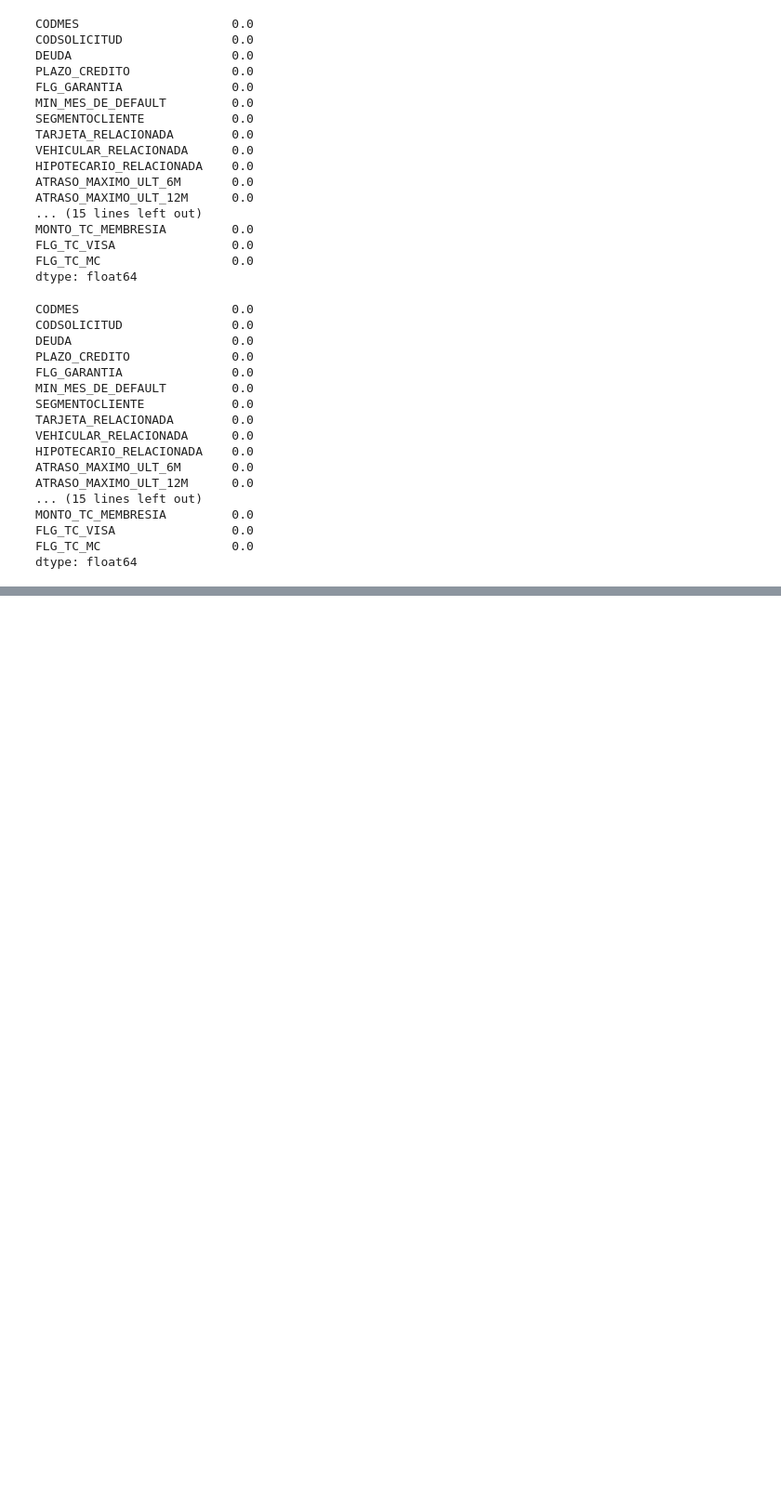
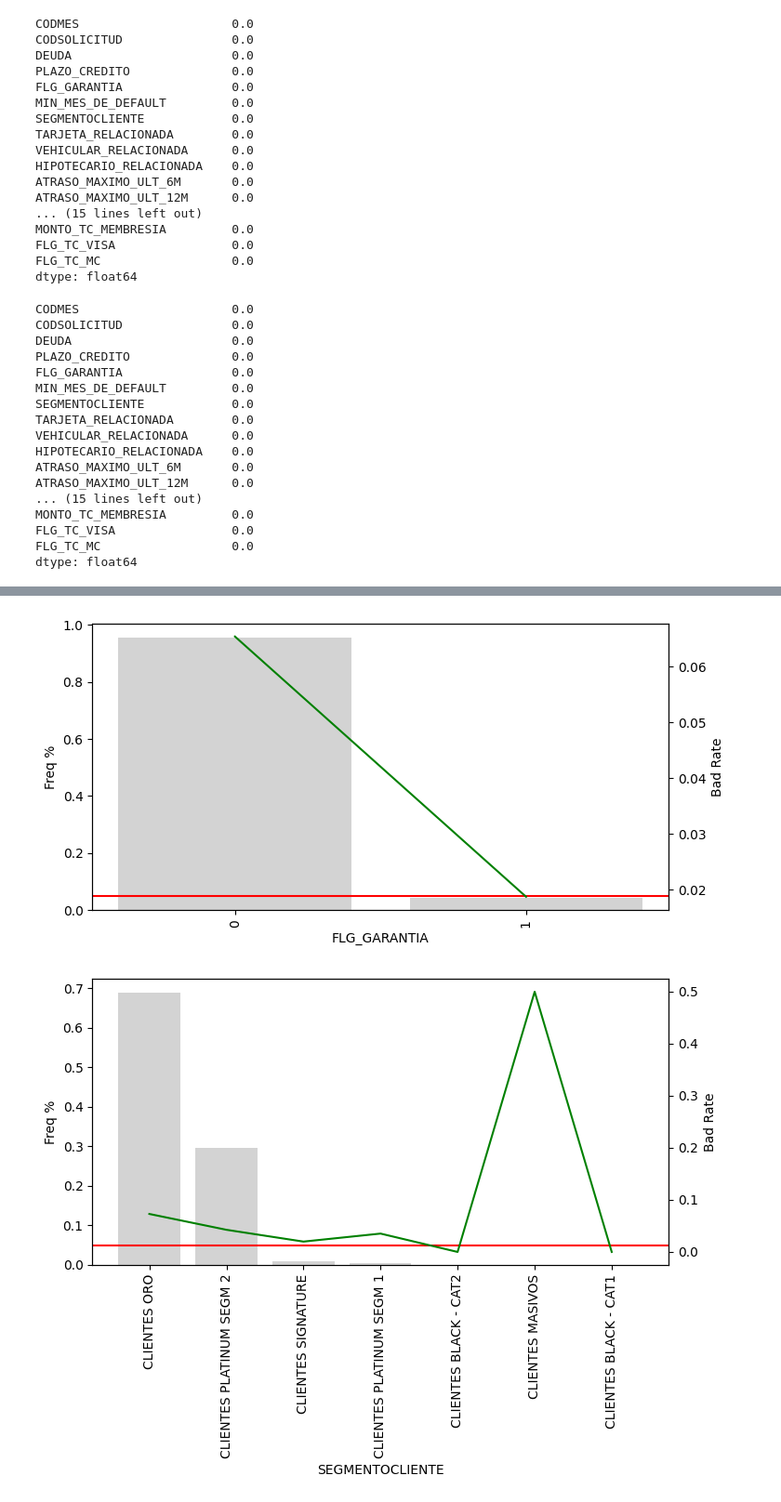
Before and after one commit to jpantojaj/CreditScoring, a Jupyter notebook: Sesión_6_17_Desarrollo_Modelo.ipynb, the cells around one changed output, grey strips where cells are left out. Shown at 93% size. Cells and saved outputs as stored; diff of their text form; code cells hidden in the pictures; blank space fills up the shorter version.

```diff
--- a/Sesión_6_17_Desarrollo_Modelo.ipynb
+++ b/Sesión_6_17_Desarrollo_Modelo.ipynb
@@ -928,0 +1023,3 @@ dtype: float64
+# %%
+tot_train_t=pd.concat([X_train_t, y_train], axis=1)
+tot_train_t.head()
@@ -928,0 +1034,16 @@ dtype: float64
+# %%
+def calculate_mean_target_per_category(df, var):
+    total = len(df)
+
+    # percentage of houses per category
+    temp_df = pd.Series(df[var].value_counts() / total).reset_index()
+    temp_df.columns = [var, '%']
+
+    # add the mean SalePrice
+    temp_df = temp_df.merge(df.groupby([var])['FLG_DEFAULT_12M'].mean().reset_index(),
+                            on=var,
+                            how='left')
+    return temp_df
+# %%
+temp_df = calculate_mean_target_per_category(tot_train_t, 'PROFESION')
+temp_df
@@ -928,0 +1064,19 @@ dtype: float64
+# %%
+def plot_categories(df, var):
+    fig, ax = plt.subplots(figsize=(8, 4))
+    plt.xticks(df.index, df[var], rotation=90)
+    ax2 = ax.twinx()
+    ax.bar(df.index, df["%"], color='lightgrey')
+    ax2.plot(df.index, df["FLG_DEFAULT_12M"], color='green', label='Seconds')
+    ax.axhline(y=0.05, color='red')
+    ax.set_ylabel('Freq %')
+    ax.set_xlabel(var)
+    ax2.set_ylabel('Bad Rate')
+    plt.show()
+# %%
+for col in cat_cols:
+  temp_df = calculate_mean_target_per_category(tot_train_t, col)
+  plot_categories(temp_df, col)
+# %% [output]
+[figure, added]
+[figure, added]
```
Also changed, not shown: parts of 104 cells of this notebook.
